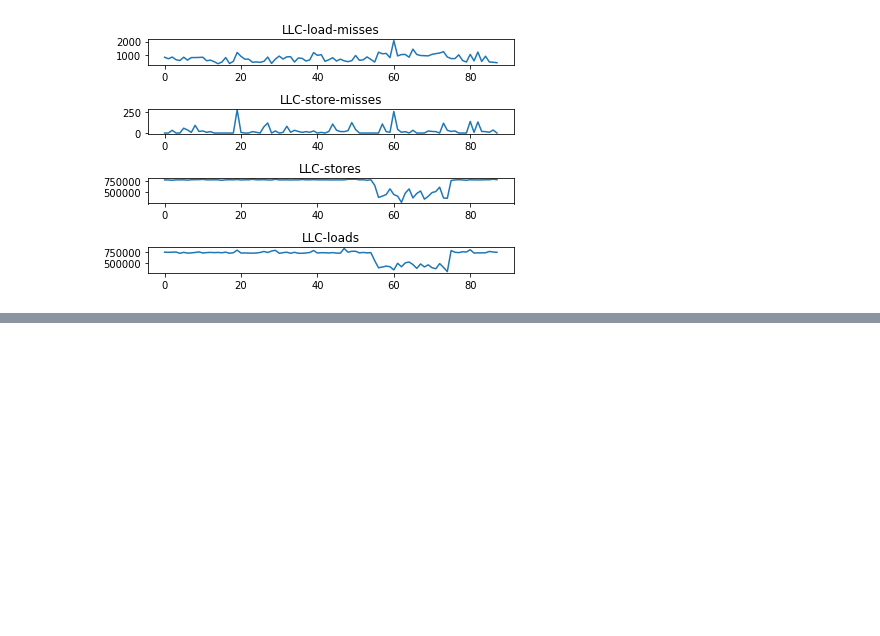
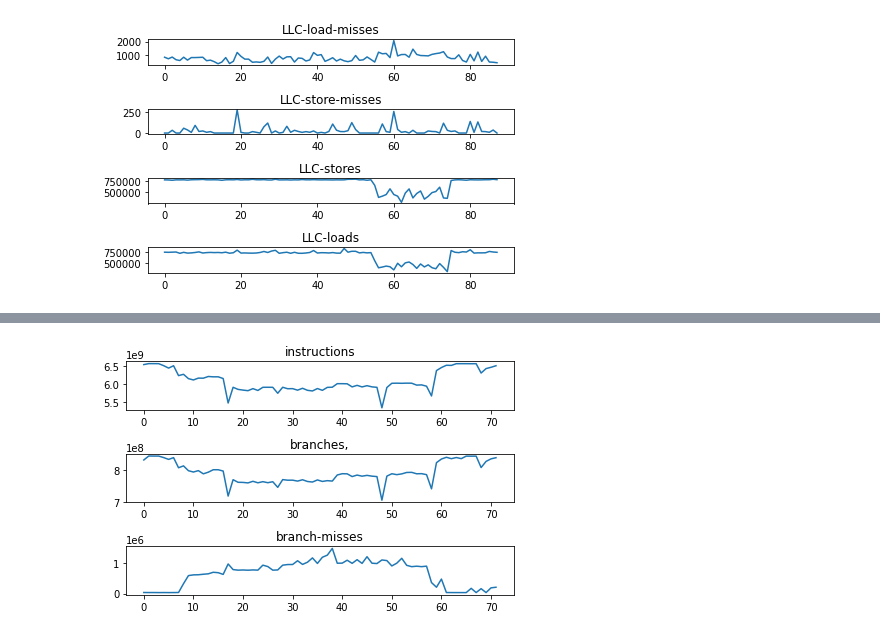
Before and after one commit to theleos88/ml-for-highspeed-networks, a Jupyter notebook: data/analysis/Data-analysis.ipynb, the cells around one changed output, grey strips where cells are left out. Drawn from its saved outputs; the diff is of its cells as text; code cells hidden in the pictures; blank space fills up the shorter version.

```diff
--- a/data/analysis/Data-analysis.ipynb
+++ b/data/analysis/Data-analysis.ipynb
@@ -238,0 +273,4 @@ plot_stats(["LLC-load-misses", "LLC-store-misses", "LLC-stores", "LLC-loads"], "
+# %%
+plot_stats(["instructions", "branches,",  "branch-misses",], "l2fwd-load.csv")
+# %% [output]
+[figure, added]
```
Also changed, not shown: parts of 22 cells of this notebook, 4 other files.
